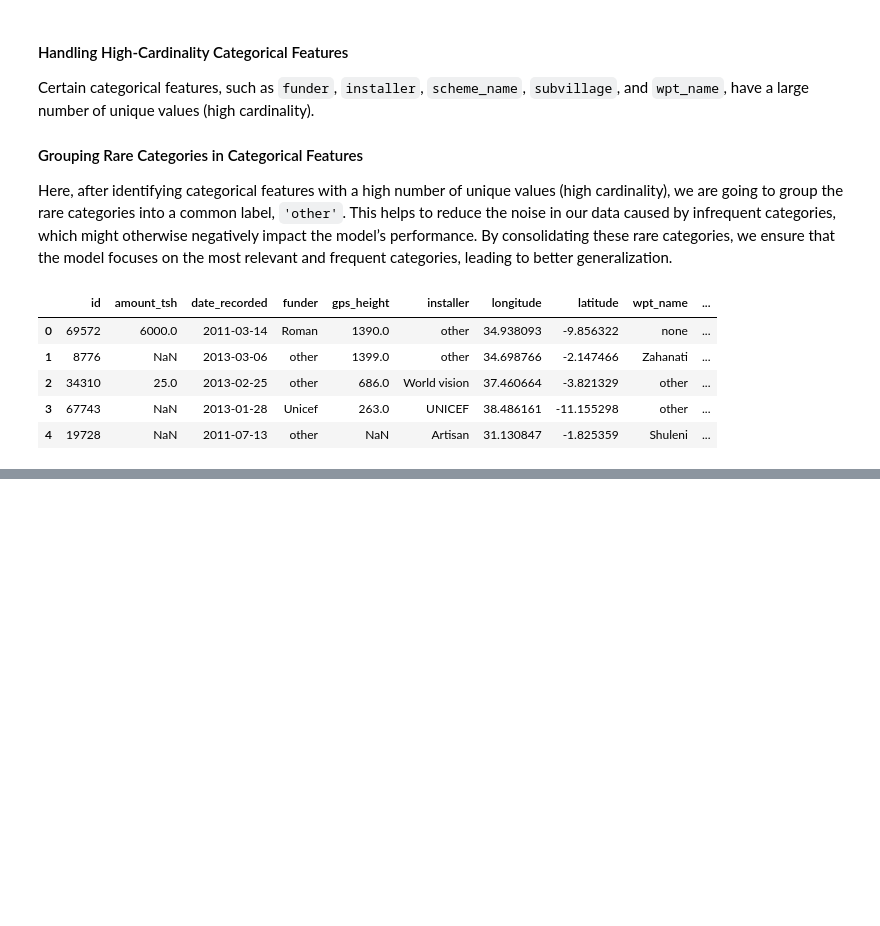
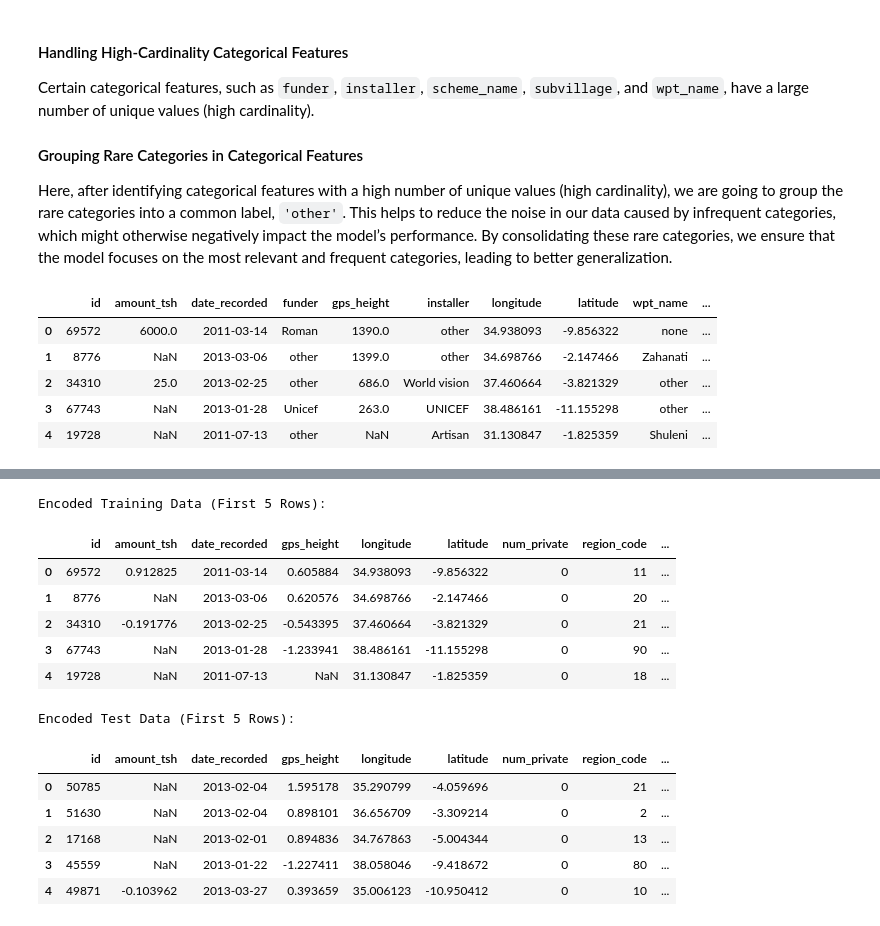
Before and after one commit to George-Chira/ml_water_project, a Jupyter notebook: index.ipynb, the cells around one changed output, grey strips where cells are left out. Cells and saved outputs as stored; diff of their text form; code cells hidden in the pictures; blank space fills up the shorter version.

Commit message:
encoding categorical variables completed

```diff
--- a/index.ipynb
+++ b/index.ipynb
@@ -437,0 +484,41 @@ df_test_copy[numerical_features] = scaler.transform(df_test_copy[numerical_featu
+# %%
+# Remove the target variable from the training data before encoding
+X_train = df_train_copy.drop(columns=['status_group'])
+
+# Identify categorical columns (object dtype) separately for each dataset
+categorical_cols_train = X_train.select_dtypes(include='object').columns.tolist()
+categorical_cols_test = df_test_copy.select_dtypes(include='object').columns.tolist()
+
+# One-hot encoding categorical variables for the training set
+df_train_encoded = pd.get_dummies(X_train, columns=categorical_cols_train, drop_first=True)
+
+# One-hot encoding categorical variables for the test set
+df_test_encoded = pd.get_dummies(df_test_copy, columns=categorical_cols_test, drop_first=True)
+
+# Align the test set with the training set to ensure matching columns
+df_train_encoded, df_test_encoded = df_train_encoded.align(df_test_encoded, join='left', axis=1, fill_value=0)
+
+# Reattach the target variable to the encoded training data
+df_train_encoded['status_group'] = df_train_copy['status_group']
+
+# Verify the first few rows of the encoded datasets
+print("Encoded Training Data (First 5 Rows):")
+display(df_train_encoded.head())
+
+print("Encoded Test Data (First 5 Rows):")
+display(df_test_encoded.head())
+# %% [output]
+Encoded Training Data (First 5 Rows):
+|  | id | amount_tsh | date_recorded | gps_height | longitude | latitude | num_private | region_code | ... |
+| 0 | 69572 | 0.912825 | 2011-03-14 | 0.605884 | 34.938093 | -9.856322 | 0 | 11 | ... |
+| 1 | 8776 | NaN | 2013-03-06 | 0.620576 | 34.698766 | -2.147466 | 0 | 20 | ... |
+| 2 | 34310 | -0.191776 | 2013-02-25 | -0.543395 | 37.460664 | -3.821329 | 0 | 21 | ... |
+| 3 | 67743 | NaN | 2013-01-28 | -1.233941 | 38.486161 | -11.155298 | 0 | 90 | ... |
+| 4 | 19728 | NaN | 2011-07-13 | NaN | 31.130847 | -1.825359 | 0 | 18 | ... |
+Encoded Test Data (First 5 Rows):
+|  | id | amount_tsh | date_recorded | gps_height | longitude | latitude | num_private | region_code | ... |
+| 0 | 50785 | NaN | 2013-02-04 | 1.595178 | 35.290799 | -4.059696 | 0 | 21 | ... |
+| 1 | 51630 | NaN | 2013-02-04 | 0.898101 | 36.656709 | -3.309214 | 0 | 2 | ... |
+| 2 | 17168 | NaN | 2013-02-01 | 0.894836 | 34.767863 | -5.004344 | 0 | 13 | ... |
+| 3 | 45559 | NaN | 2013-01-22 | -1.227411 | 38.058046 | -9.418672 | 0 | 80 | ... |
+| 4 | 49871 | -0.103962 | 2013-03-27 | 0.393659 | 35.006123 | -10.950412 | 0 | 10 | ... |
```
Also changed, not shown: parts of 4 cells of this notebook.
